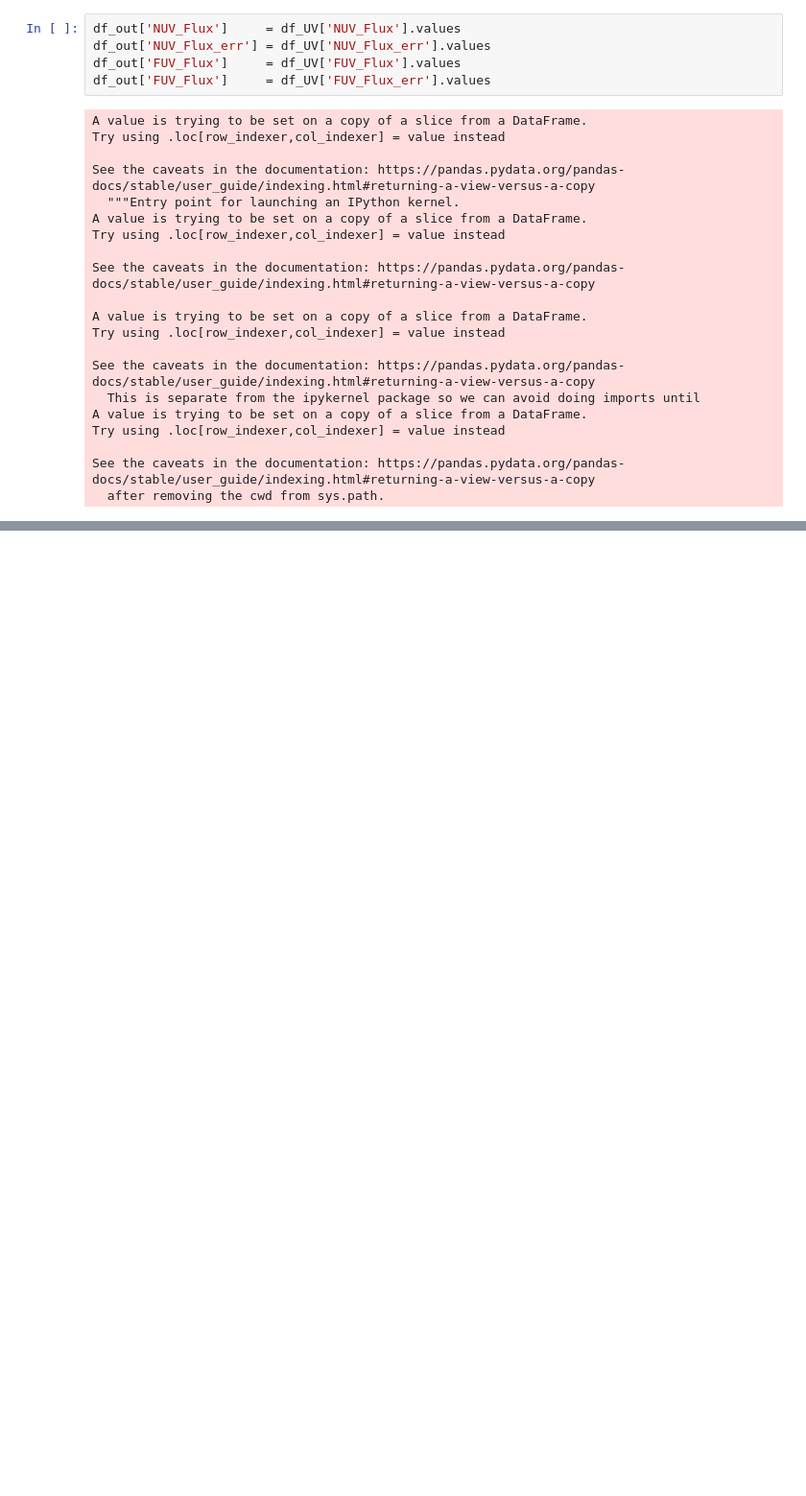
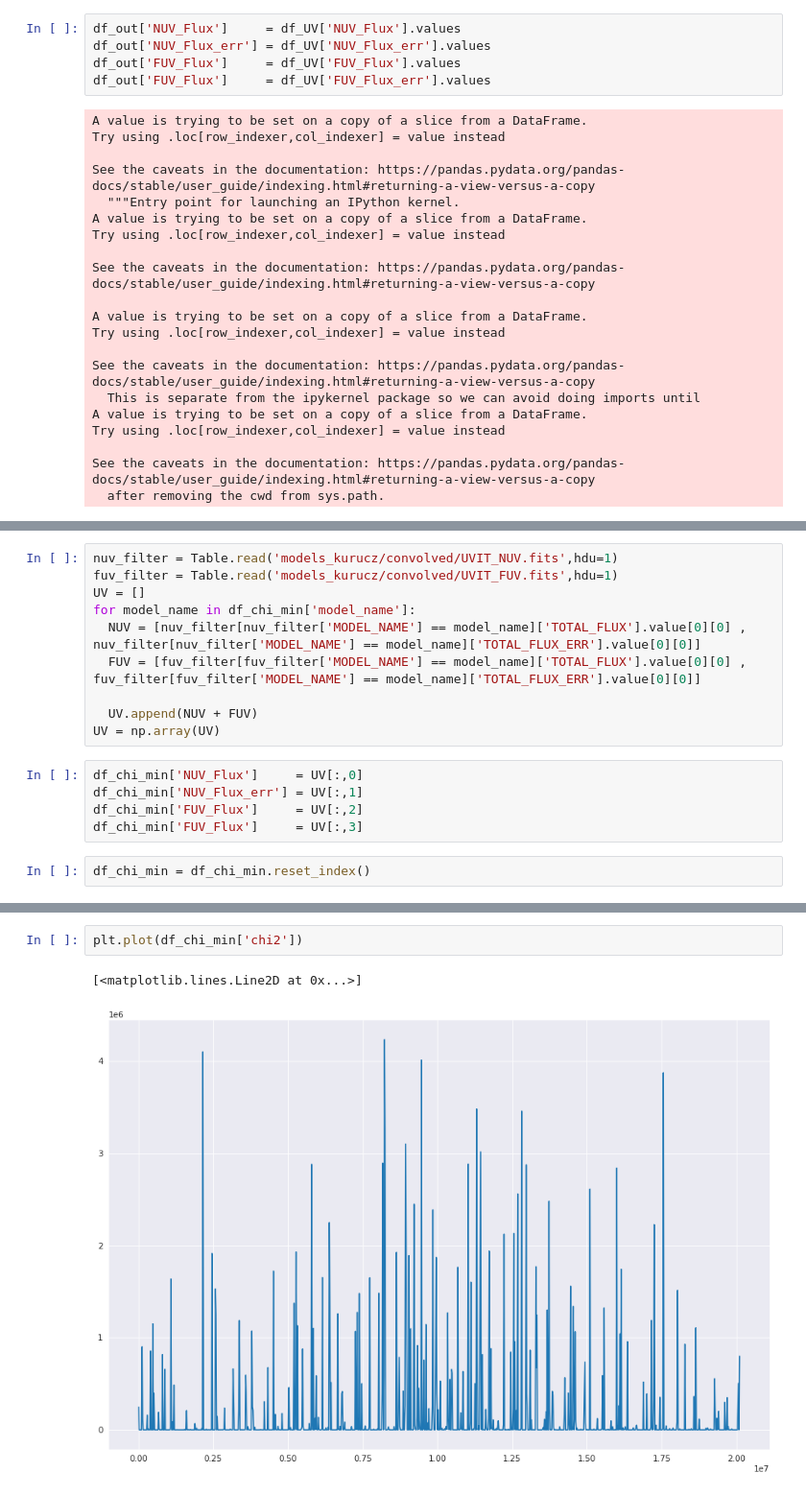
Before and after one commit to Jack3690/INSIST, a Jupyter notebook: UV_Stellar_Catalog.ipynb, the cells around one changed output, grey strips where cells are left out. Shown at 96% size. Saved outputs shown, nothing was run; the diff lists cells and outputs as text; blank space fills up the shorter version.

```diff
--- a/UV_Stellar_Catalog.ipynb
+++ b/UV_Stellar_Catalog.ipynb
@@ -504,0 +492,17 @@ df_chi_min
+# %%
+nuv_filter = Table.read('models_kurucz/convolved/UVIT_NUV.fits',hdu=1)
+fuv_filter = Table.read('models_kurucz/convolved/UVIT_FUV.fits',hdu=1)
+UV = []
+for model_name in df_chi_min['model_name']:
+  NUV = [nuv_filter[nuv_filter['MODEL_NAME'] == model_name]['TOTAL_FLUX'].value[0][0] , nuv_filter[nuv_filter['MODEL_NAME'] == model_name]['TOTAL_FLUX_ERR'].value[0][0]]
+  FUV = [fuv_filter[fuv_filter['MODEL_NAME'] == model_name]['TOTAL_FLUX'].value[0][0] , fuv_filter[fuv_filter['MODEL_NAME'] == model_name]['TOTAL_FLUX_ERR'].value[0][0]]
+
+  UV.append(NUV + FUV)
+UV = np.array(UV)
+# %%
+df_chi_min['NUV_Flux']     = UV[:,0]
+df_chi_min['NUV_Flux_err'] = UV[:,1]
+df_chi_min['FUV_Flux']     = UV[:,2]
+df_chi_min['FUV_Flux']     = UV[:,3]
+# %%
+df_chi_min = df_chi_min.reset_index()
@@ -504,0 +523,5 @@ df_chi_min
+# %%
+plt.plot(df_chi_min['chi2'])
+# %% [output]
+[<matplotlib.lines.Line2D at 0x...>]
+[figure, added]
```
Also changed, not shown: parts of 18 cells of this notebook.
